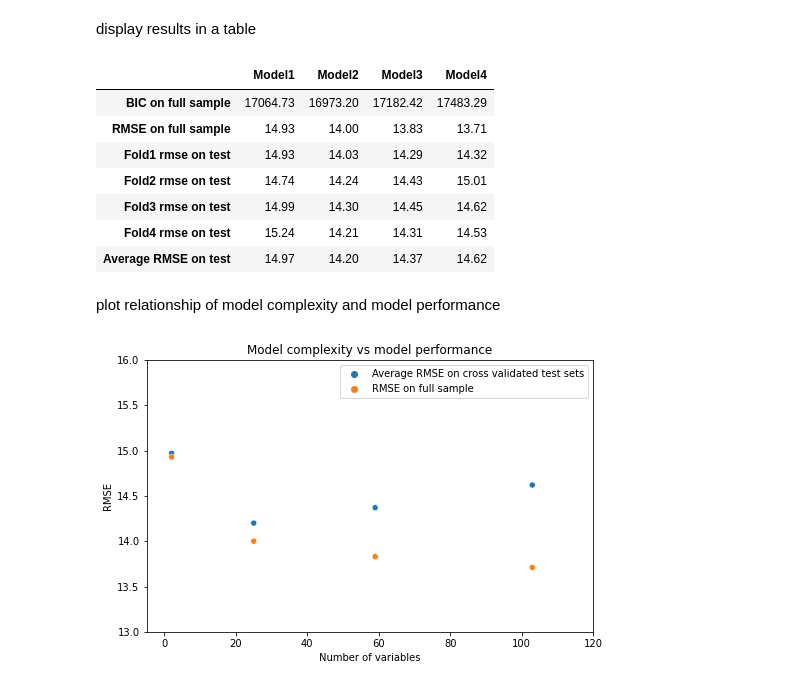
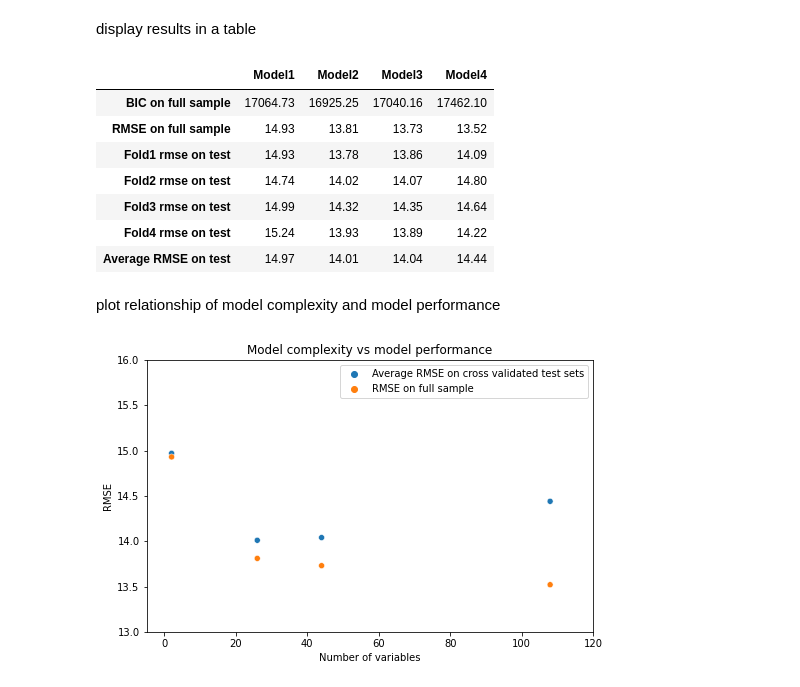
Before and after one commit to adamvig96/Prediction-with-Machine-Learning-for-Economists, a Jupyter notebook: Assignment 1/code/prediction.ipynb, the cells around one changed output. Drawn from its saved outputs; the diff is of its cells as text; code cells hidden in the pictures.

```diff
--- a/Assignment 1/code/prediction.ipynb
+++ b/Assignment 1/code/prediction.ipynb
@@ -413,2 +509,13 @@ data_clean.w.hist(bins=30)
+# %%
+suggested_interactions = (
+    "+"
+    + "*".join((categorical[1], categorical[7]))
+    + "+"
+    + "*".join((categorical[0], categorical[9]))
+    + "+"
+    + "*".join((categorical[1], categorical[9]))
+    + "+"
+    + "*".join((categorical[7], categorical[9]))
+)
 # %% [markdown]
 ## Model estimation
@@ -417,22 +522,3 @@ variable types
-# %%
-target = "w"
-continous = ["age", "agesq", "exp", "expsq"]
-
-categorical = [
-    "sex",
-    "race",
-    "edu",
-    "marital_status",
-    "n_children",
-    "union",
-    "emp_status",
-    "working_class",
-    "occup",
-    "industry",
-    "nonUSborn",
-]
-
-suggested_interactions = " + (edu + sex + race) * (marital_status  + n_children)"
 # %% [markdown]
  equations to estimate
 # %%
@@ -465,7 +551,7 @@ model_bics = [model_fit.bic for model_fit in model_fits]
 get RMSE on full sample
 # %%
 model_rmses = [
-    rmse(model_fit.predict(data_clean), work_clean[target]) for model_fit in model_fits
+    rmse(model_fit.predict(data_clean), data_clean[target]) for model_fit in model_fits
 ]
 # %% [markdown]
 do cross validation and get test set average RMSE-s
@@ -481,7 +567,7 @@ results = pd.concat(
     [
         pd.DataFrame(
             data=[model_bics, model_rmses],
-            columns=["Model1", "Model2", "Model3", "Model4"],
+            columns=["Model" + str(i + 1) for i in range(len(models))],
         ).rename({1: "RMSE on full sample", 0: "BIC on full sample"}, axis=0),
         avg_rmse,
     ]
@@ -489,41 +575,35 @@ results = pd.concat(
 results
 # %% [output]
 |  | Model1 | Model2 | Model3 | Model4 |
-| BIC on full sample | 17064.73 | 16973.20 | 17182.42 | 17483.29 |
-| RMSE on full sample | 14.93 | 14.00 | 13.83 | 13.71 |
-| Fold1 rmse on test | 14.93 | 14.03 | 14.29 | 14.32 |
-| Fold2 rmse on test | 14.74 | 14.24 | 14.43 | 15.01 |
-| Fold3 rmse on test | 14.99 | 14.30 | 14.45 | 14.62 |
-| Fold4 rmse on test | 15.24 | 14.21 | 14.31 | 14.53 |
-| Average RMSE on test | 14.97 | 14.20 | 14.37 | 14.62 |
+| BIC on full sample | 17064.73 | 16925.25 | 17040.16 | 17462.10 |
+| RMSE on full sample | 14.93 | 13.81 | 13.73 | 13.52 |
+| Fold1 rmse on test | 14.93 | 13.78 | 13.86 | 14.09 |
+| Fold2 rmse on test | 14.74 | 14.02 | 14.07 | 14.80 |
+| Fold3 rmse on test | 14.99 | 14.32 | 14.35 | 14.64 |
+| Fold4 rmse on test | 15.24 | 13.93 | 13.89 | 14.22 |
+| Average RMSE on test | 14.97 | 14.01 | 14.04 | 14.44 |
 # %% [markdown]
  plot relationship of model complexity and model performance
 # %%
 plot_results = pd.DataFrame(
     {
         "Average RMSE on cross validated test sets": results.loc[
             "Average RMSE on test", :
         ],
         "RMSE on full sample": results.loc["RMSE on full sample", :],
-        "Number of variables": [
-            cv_list[0]["nvars"],
-            cv_list[1]["nvars"],
-            cv_list[2]["nvars"],
-            cv_list[3]["nvars"],
-        ],
+        "Number of variables": [cv["nvars"] for cv in cv_list],
     }
 ).melt(
     value_vars=["Average RMSE on cross validated test sets", "RMSE on full sample"],
     id_vars=["Number of variables"],
 )
 
-plt.rcParams["figure.figsize"] = (8, 5)
 sns.scatterplot(x="Number of variables", y="value", hue="variable", data=plot_results)
 plt.legend(title=None)
 plt.ylabel("RMSE")
 plt.ylim(13, 16)
 plt.xlim(-5, 120)
 plt.title("Model complexity vs model performance")
 plt.show()
 # %% [output]
-[figure, old version]
+[figure, new version]
```
Also changed, not shown: parts of 15 cells of this notebook.
